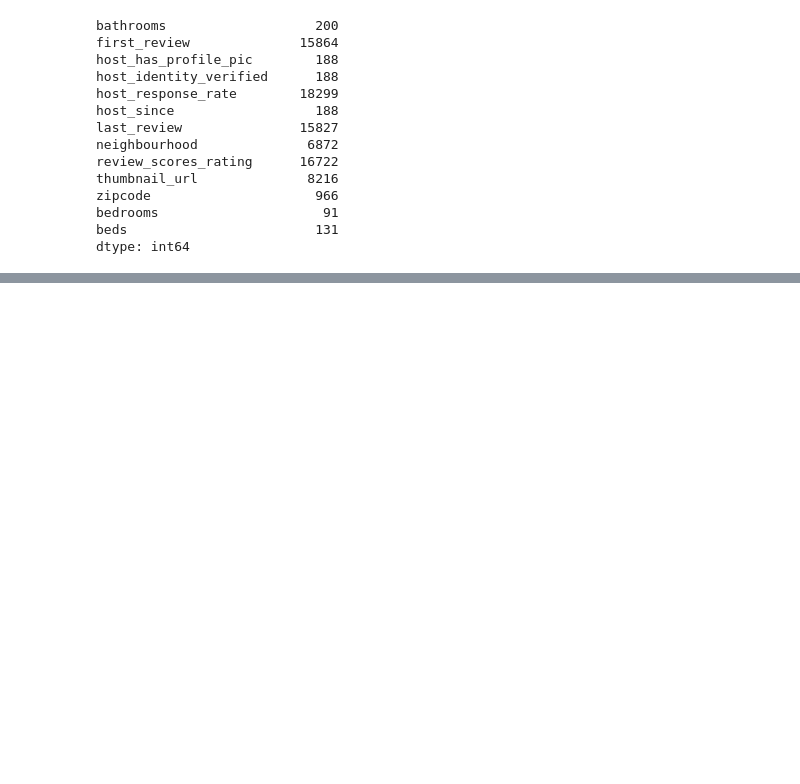
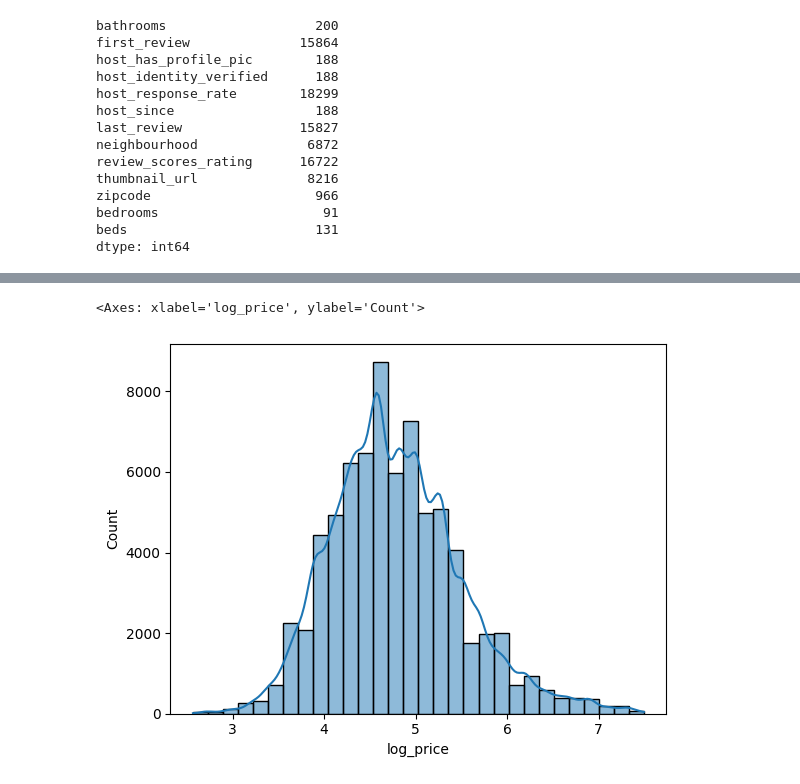
Before and after one commit to ThomasSanna/M1DE-ingenieurie-des-donnees, a Jupyter notebook: td/airbnb-apprentissage-supervise/code.ipynb, the cells around one changed output, grey strips where cells are left out. Drawn from its saved outputs; the diff is of its cells as text; code cells hidden in the pictures; blank space fills up the shorter version.

```diff
--- a/td/airbnb-apprentissage-supervise/code.ipynb
+++ b/td/airbnb-apprentissage-supervise/code.ipynb
@@ -58,0 +98,5 @@ dtype: int64
+# %%
+sns.histplot(data=data, x="log_price", bins=30, kde=True)
+# %% [output]
+<Axes: xlabel='log_price', ylabel='Count'>
+[figure, added]
```
Also changed, not shown: parts of 7 cells of this notebook, 6 other files.
